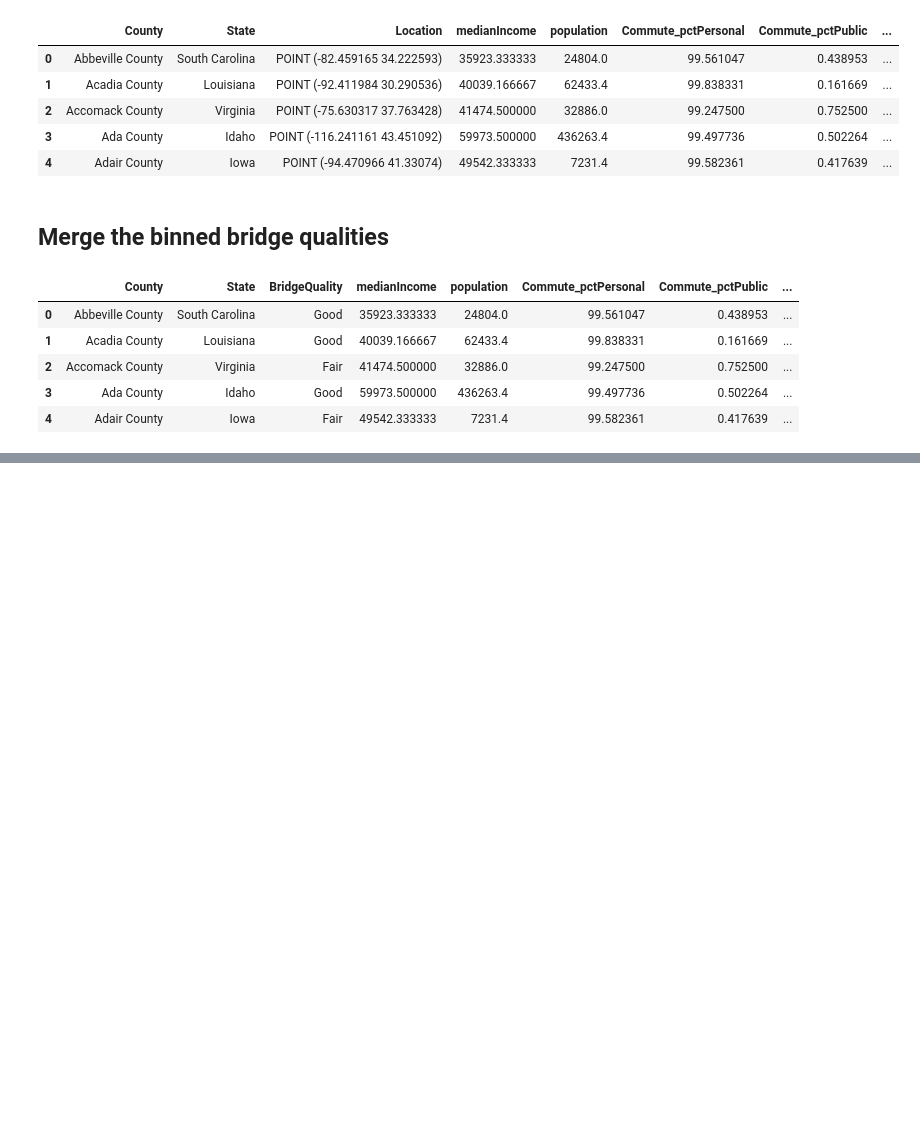
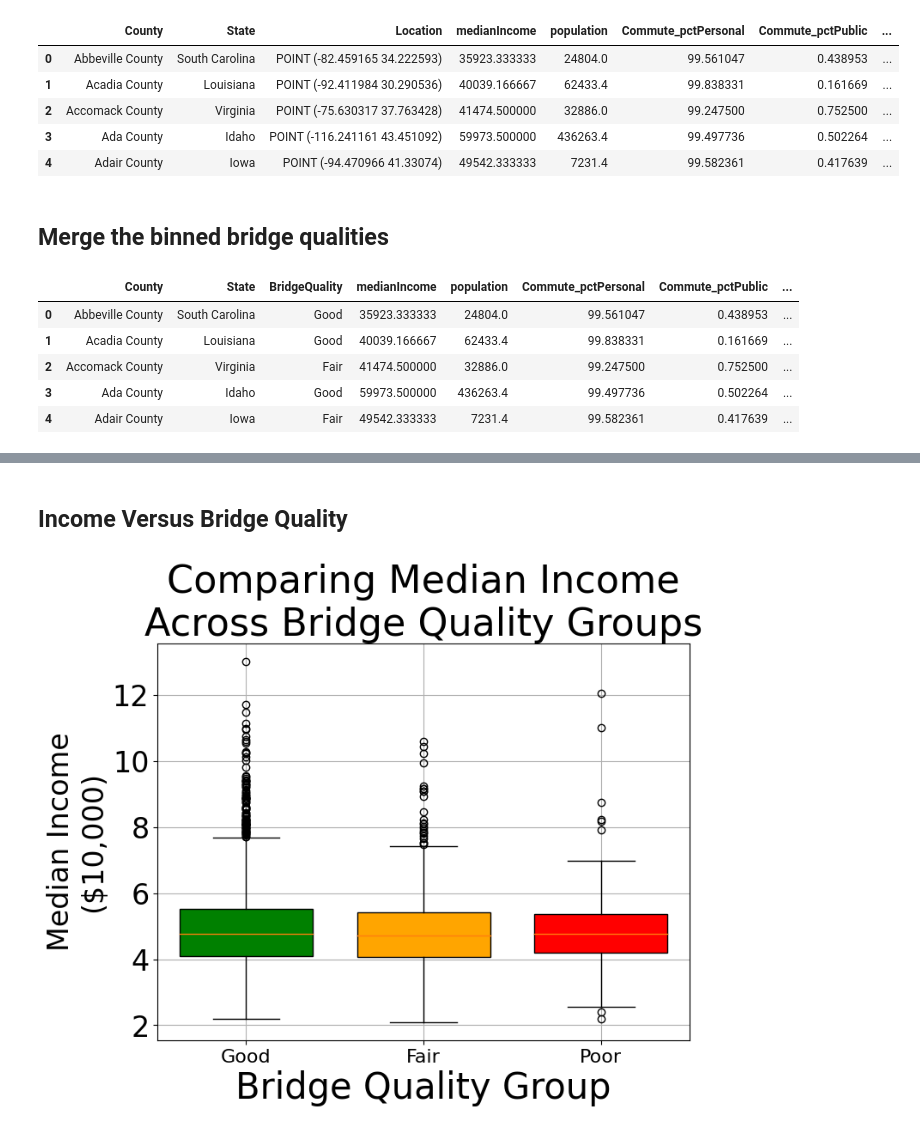
Before and after one commit to rpi11/DSAN5200-final_project, a Jupyter notebook: FinalProject/RICH/compare.ipynb, the cells around one changed output, grey strips where cells are left out. Saved outputs shown, nothing was run; the diff lists cells and outputs as text; code cells hidden in the pictures; blank space fills up the shorter version.

```diff
--- a/FinalProject/RICH/compare.ipynb
+++ b/FinalProject/RICH/compare.ipynb
@@ -103,0 +123,24 @@ df.head()
+# %% [markdown]
+## Income Versus Bridge Quality
+# %%
+plt.figure(figsize=(8, 6))
+
+boxplot = plt.boxplot([df[df['BridgeQuality'] == cat]['medianIncome']/10000 for cat in df['BridgeQuality'].unique()],
+                      labels=df['BridgeQuality'].unique(),
+                      patch_artist=True,
+                      widths=0.75)
+
+for box, cat in zip(boxplot['boxes'], df['BridgeQuality'].unique()):
+    box.set(facecolor=colors[cat])
+
+plt.title("Comparing Median Income\nAcross Bridge Quality Groups", fontsize = 32)
+plt.xlabel('Bridge Quality Group', fontsize = 30)
+plt.ylabel('Median Income\n($10,000)', fontsize = 24)
+
+plt.xticks(fontsize=16)
+plt.yticks(fontsize=24)
+
+plt.grid(True)
+plt.show()
+# %% [output]
+[figure, added]
```
Also changed, not shown: parts of 8 cells of this notebook, 31 other files.
